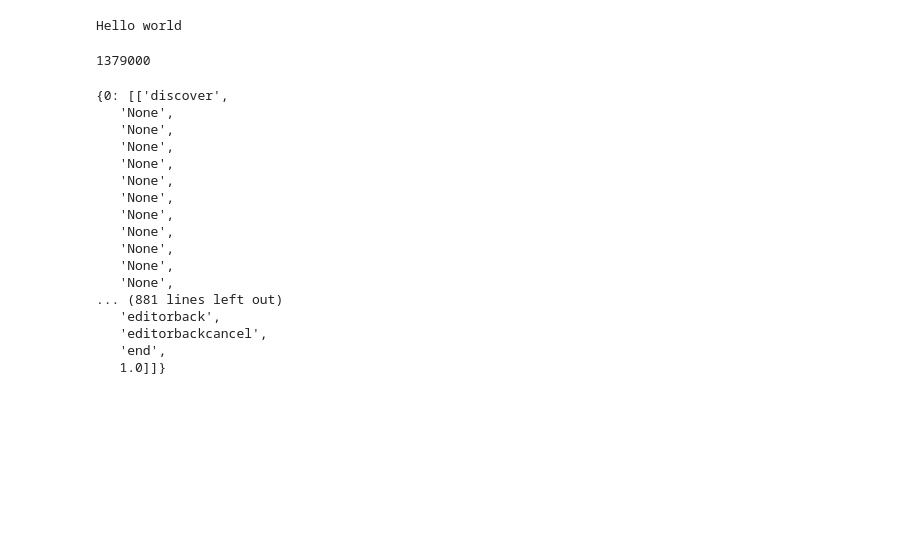
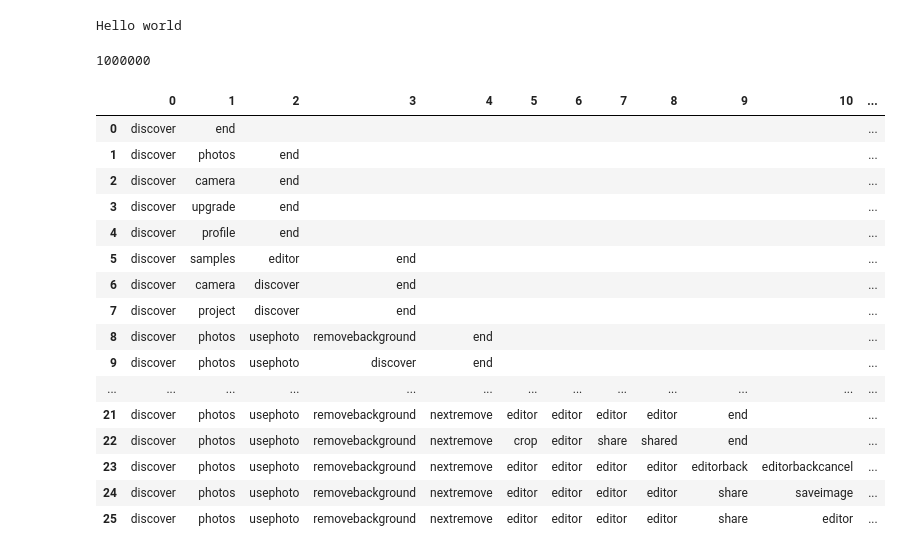
Before and after one commit to phamhuynhnhat99/user_behavior, a Jupyter notebook: alo.ipynb, the cells around one changed output. Cells and saved outputs as stored; diff of their text form; code cells hidden in the pictures; blank space fills up the shorter version.

```diff
--- a/alo.ipynb
+++ b/alo.ipynb
@@ -63,7 +63,7 @@ saveimage = "saveimage"
 saveproject = "saveproject"
 shared = "shared"
 # %%
-multi = 1379
+multi = 1000
 # %%
 t00 = [[discover, end]] * 20 * multi
 
@@ -103,7 +103,7 @@ sessions = sessions + t11 + t12 + t13 + t14 + t15 + t16 + t17 + t18 + t19 + t20
 sessions = sessions + t21 + t22 + t23 + t24 + t25
 len(sessions)
 # %% [output]
-1379000
+1000000
 # %%
 class UserBehavior:
 
@@ -142,7 +142,7 @@ class UserBehavior:
                 count_action = next_action.count(action)
                 if ind < max_level:
                     occupancy = count_action / self.no_sessions * 100
-                    new_route_plus = new_route + ["None"] * (max_level - len(new_route)) + [occupancy]
+                    new_route_plus = new_route + [" "] * (max_level - len(new_route)) + [occupancy]
                     level[ind].append(new_route_plus)
                 if action == end:
                     occupancy = count_action / self.no_sessions * 100
@@ -153,7 +153,7 @@ class UserBehavior:
         for i in range(max_level):
             level[i] = list()
         base_route = [discover]
-        base_route_plus = base_route + ["None"] * (max_level - 1) + [100.0]
+        base_route_plus = base_route + [" "] * (max_level - 1) + [100.0]
         level[0].append(base_route_plus)
 
         next_step(base_route, ind = 1)
@@ -165,22 +165,35 @@ user_behavior.constructor()
 # %%
 focus_level = 12
 level = user_behavior.session_occupancy(max_level = focus_level)
-level
+
+df_list2d = []
+for ind in range(focus_level):
+    for candidate in level[ind]:
+        if " " in candidate:
+            end_index = candidate.index(" ") - 1
+            if candidate[end_index] == end:
+                df_list2d.append(candidate)
+        else:
+            df_list2d.append(candidate)
+
+df = pd.DataFrame.from_records(df_list2d)
+df.columns = list(range(0, focus_level)) + ["occupancy"]
+df
 # %% [output]
-{0: [['discover',
-   'None',
-   'None',
-   'None',
-   'None',
-   'None',
-   'None',
-   'None',
-   'None',
-   'None',
-   'None',
-   'None',
-... (881 lines left out)
-   'editorback',
-   'editorbackcancel',
-   'end',
-   1.0]]}
+|  | 0 | 1 | 2 | 3 | 4 | 5 | 6 | 7 | 8 | 9 | 10 | ... |
+| 0 | discover | end |  |  |  |  |  |  |  |  |  | ... |
+| 1 | discover | photos | end |  |  |  |  |  |  |  |  | ... |
+| 2 | discover | camera | end |  |  |  |  |  |  |  |  | ... |
+| 3 | discover | upgrade | end |  |  |  |  |  |  |  |  | ... |
+| 4 | discover | profile | end |  |  |  |  |  |  |  |  | ... |
+| 5 | discover | samples | editor | end |  |  |  |  |  |  |  | ... |
+| 6 | discover | camera | discover | end |  |  |  |  |  |  |  | ... |
+| 7 | discover | project | discover | end |  |  |  |  |  |  |  | ... |
+| 8 | discover | photos | usephoto | removebackground | end |  |  |  |  |  |  | ... |
+| 9 | discover | photos | usephoto | discover | end |  |  |  |  |  |  | ... |
+| ... | ... | ... | ... | ... | ... | ... | ... | ... | ... | ... | ... | ... |
+| 21 | discover | photos | usephoto | removebackground | nextremove | editor | editor | editor | editor | end |  | ... |
+| 22 | discover | photos | usephoto | removebackground | nextremove | crop | editor | share | shared | end |  | ... |
+| 23 | discover | photos | usephoto | removebackground | nextremove | editor | editor | editor | editor | editorback | editorbackcancel | ... |
+| 24 | discover | photos | usephoto | removebackground | nextremove | editor | editor | editor | editor | share | saveimage | ... |
+| 25 | discover | photos | usephoto | removebackground | nextremove | editor | editor | editor | editor | share | editor | ... |
```
Also changed, not shown: parts of 2 cells of this notebook.
